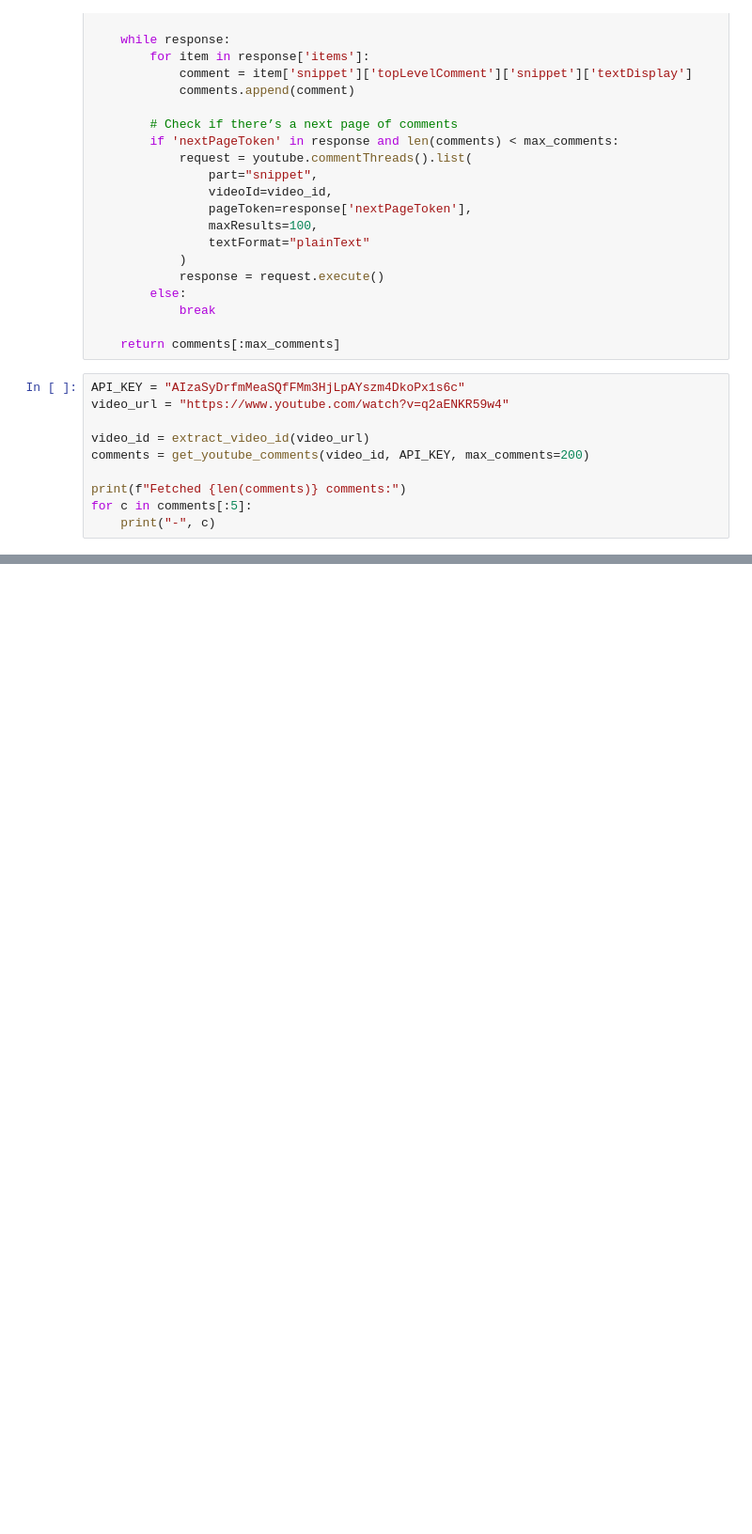
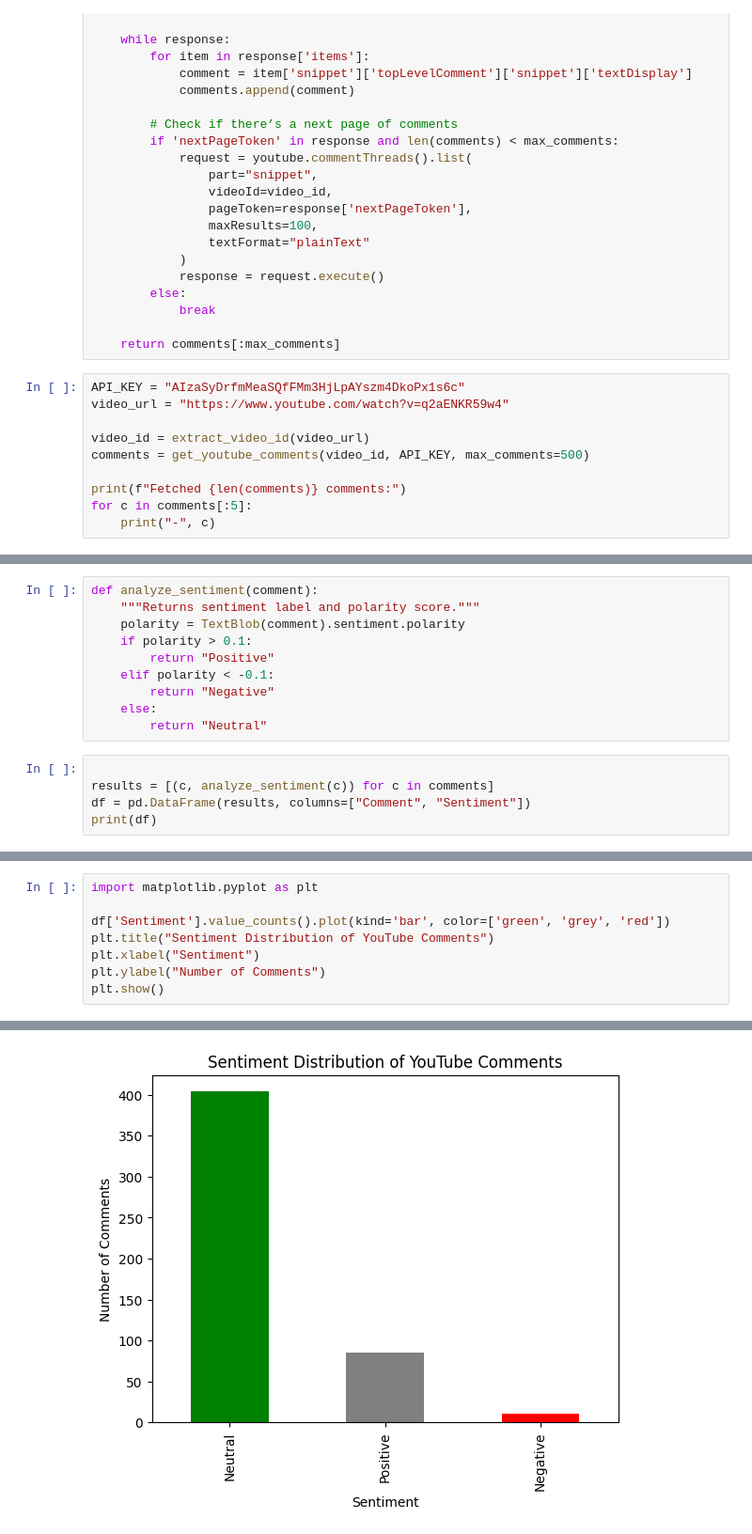
Before and after one commit to Tushar-R-09/yt-comment-analyzer, a Jupyter notebook: youtube_scraper.ipynb, the cells around one changed output, grey strips where cells are left out. Shown at 94% size. Saved outputs shown, nothing was run; the diff lists cells and outputs as text; blank space fills up the shorter version.

```diff
--- a/youtube_scraper.ipynb
+++ b/youtube_scraper.ipynb
@@ -63,7 +63,7 @@ API_KEY = "AIzaSyDrfmMeaSQfFMm3HjLpAYszm4DkoPx1s6c"
 video_url = "https://www.youtube.com/watch?v=q2aENKR59w4"
 
 video_id = extract_video_id(video_url)
-comments = get_youtube_comments(video_id, API_KEY, max_comments=200)
+comments = get_youtube_comments(video_id, API_KEY, max_comments=500)
 
 print(f"Fetched {len(comments)} comments:")
 for c in comments[:5]:
@@ -79,0 +81,15 @@ Jisko jisko lagata hai wo like karo
+# %%
+def analyze_sentiment(comment):
+    """Returns sentiment label and polarity score."""
+    polarity = TextBlob(comment).sentiment.polarity
+    if polarity > 0.1:
+        return "Positive"
+    elif polarity < -0.1:
+        return "Negative"
+    else:
+        return "Neutral"
+# %%
+
+results = [(c, analyze_sentiment(c)) for c in comments]
+df = pd.DataFrame(results, columns=["Comment", "Sentiment"])
+print(df)
@@ -79,0 +119,9 @@ Jisko jisko lagata hai wo like karo
+# %%
+import matplotlib.pyplot as plt
+
+df['Sentiment'].value_counts().plot(kind='bar', color=['green', 'grey', 'red'])
+plt.title("Sentiment Distribution of YouTube Comments")
+plt.xlabel("Sentiment")
+plt.ylabel("Number of Comments")
+plt.show()
+# %% [output]
@@ -79,0 +129 @@ Jisko jisko lagata hai wo like karo
+[figure, added]
```
Also changed, not shown: parts of 12 cells of this notebook, 2 other files.
